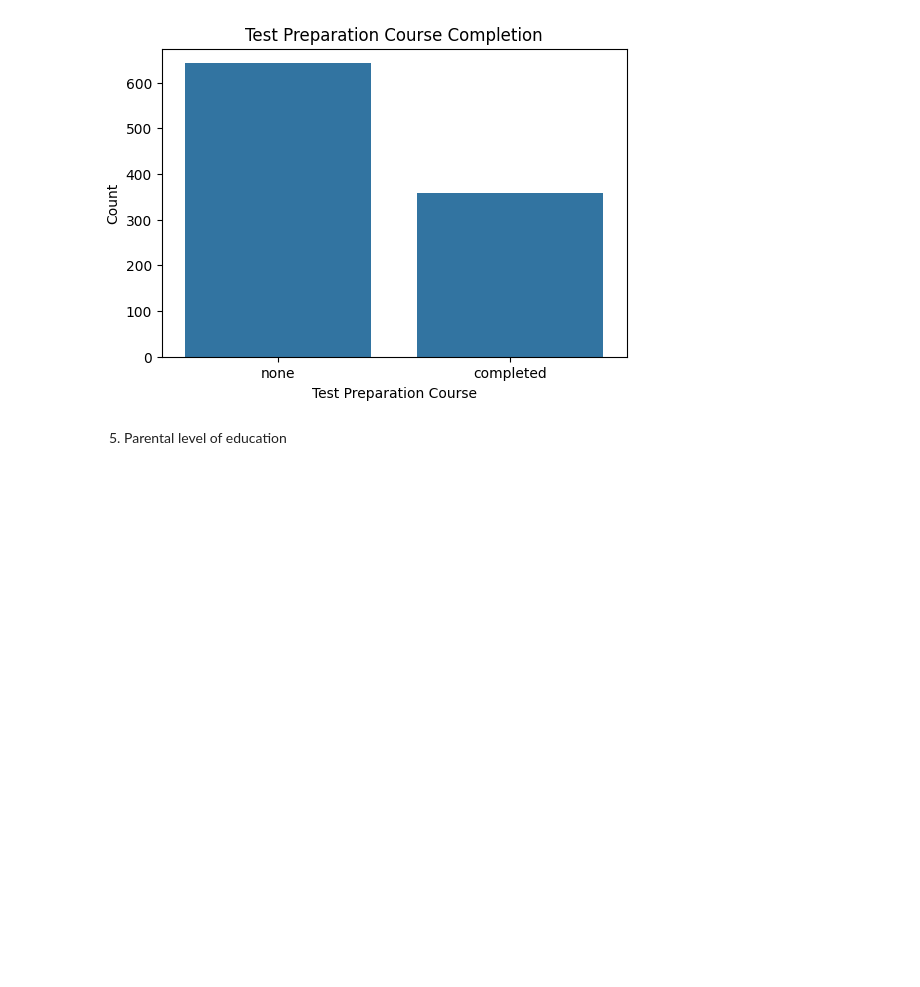
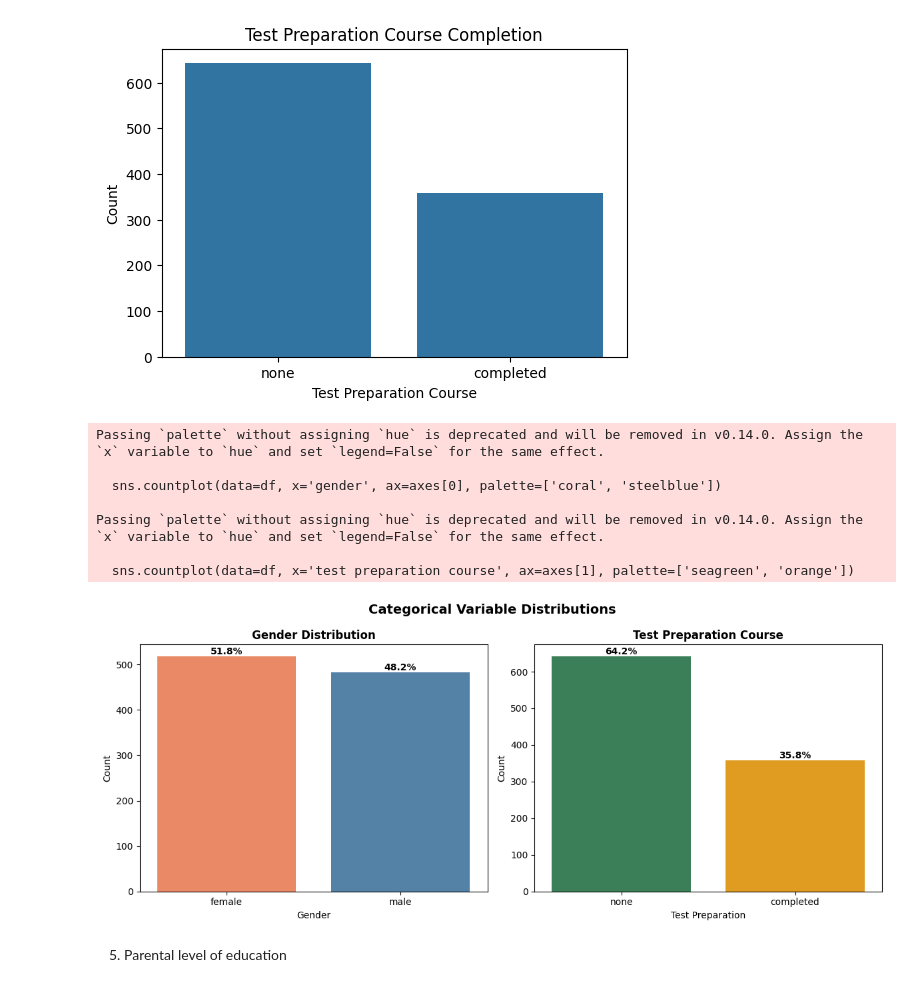
Before and after one commit to kkbbmrl/EDA, a Jupyter notebook: student.ipynb, the cells around one changed output. Cells and saved outputs as stored; diff of their text form; code cells hidden in the pictures; blank space fills up the shorter version.

```diff
--- a/student.ipynb
+++ b/student.ipynb
@@ -255,6 +291,48 @@ plt.ylabel('Count')
 plt.show()
 # %% [output]
 [figure]
+# %%
+# Combined subplot: Gender and Test Preparation distributions
+fig, axes = plt.subplots(1, 2, figsize=(12, 5))
+
+# Gender distribution (left)
+sns.countplot(data=df, x='gender', ax=axes[0], palette=['coral', 'steelblue'])
+axes[0].set_title('Gender Distribution', fontsize=12, fontweight='bold')
+axes[0].set_xlabel('Gender')
+axes[0].set_ylabel('Count')
+
+# Add percentage labels on gender bars
+total = len(df)
+for p in axes[0].patches:
+    percentage = f'{100 * p.get_height() / total:.1f}%'
+    axes[0].annotate(percentage, (p.get_x() + p.get_width() / 2., p.get_height()),
+                     ha='center', va='bottom', fontsize=10, fontweight='bold')
+
+# Test Preparation distribution (right)
+sns.countplot(data=df, x='test preparation course', ax=axes[1], palette=['seagreen', 'orange'])
+axes[1].set_title('Test Preparation Course', fontsize=12, fontweight='bold')
+axes[1].set_xlabel('Test Preparation')
+axes[1].set_ylabel('Count')
+
+# Add percentage labels on test prep bars
+for p in axes[1].patches:
+    percentage = f'{100 * p.get_height() / total:.1f}%'
+    axes[1].annotate(percentage, (p.get_x() + p.get_width() / 2., p.get_height()),
+                     ha='center', va='bottom', fontsize=10, fontweight='bold')
+
+plt.suptitle('Categorical Variable Distributions', fontsize=14, fontweight='bold')
+plt.tight_layout()
+plt.savefig('rapport/images/gender_testprep_distribution.png', dpi=150, bbox_inches='tight')
+plt.show()
+# %% [output]
+Passing `palette` without assigning `hue` is deprecated and will be removed in v0.14.0. Assign the `x` variable to `hue` and set `legend=False` for the same effect.
+
+  sns.countplot(data=df, x='gender', ax=axes[0], palette=['coral', 'steelblue'])
+
+Passing `palette` without assigning `hue` is deprecated and will be removed in v0.14.0. Assign the `x` variable to `hue` and set `legend=False` for the same effect.
+
+  sns.countplot(data=df, x='test preparation course', ax=axes[1], palette=['seagreen', 'orange'])
+[figure, added]
 # %% [markdown]
 5. Parental level of education
 # %%
```
Also changed, not shown: parts of 2 cells of this notebook, 5 other files.
